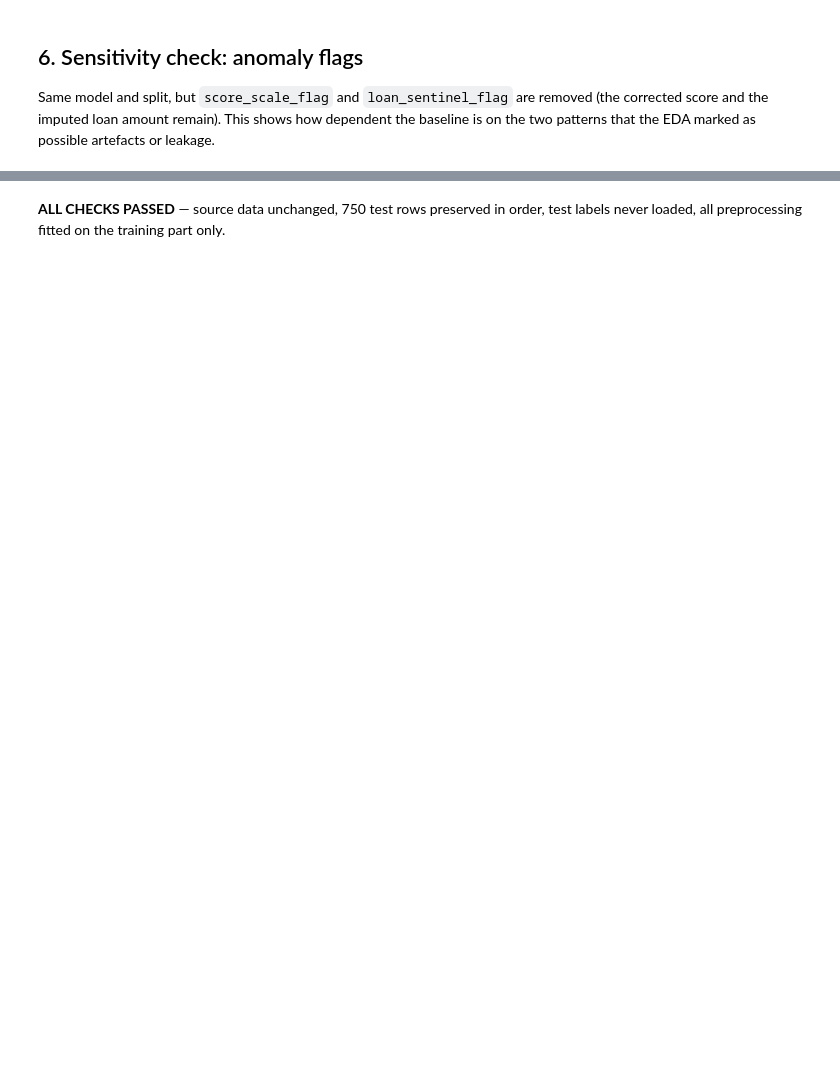
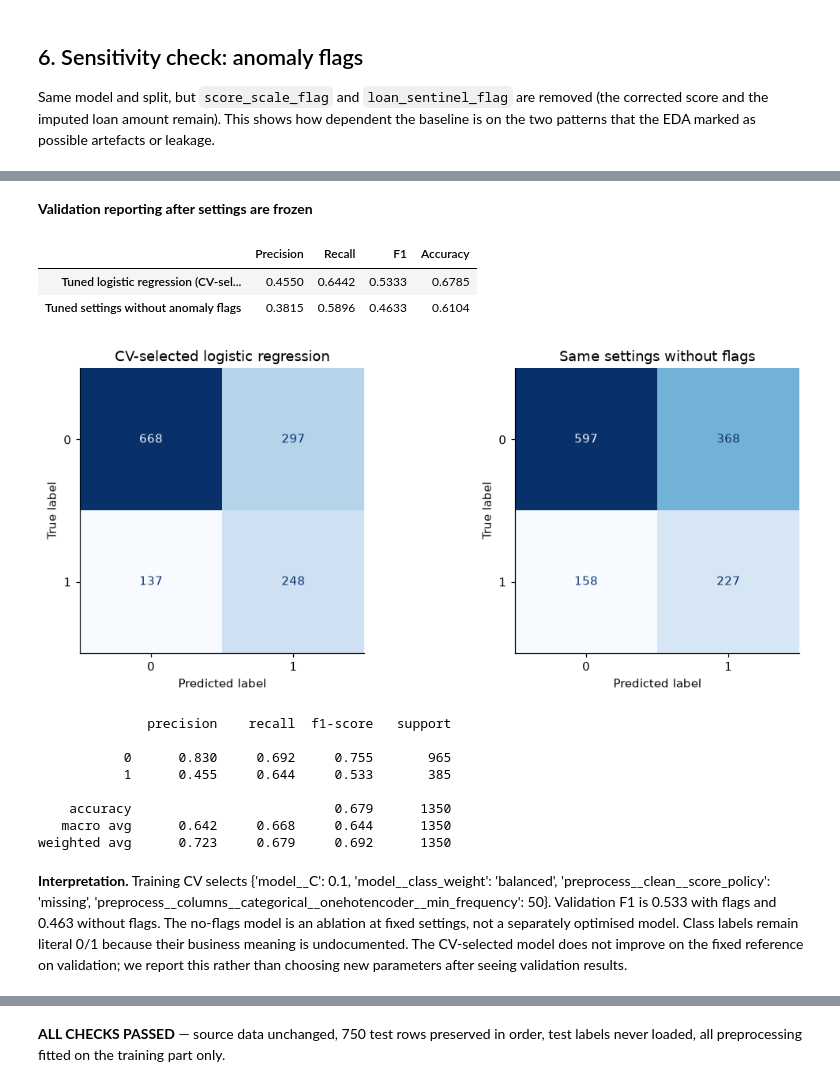
Before and after one commit to dench1k1ng/ml_midterm, a Jupyter notebook: Participant2_Preprocessing_Baseline.ipynb, the cells around one changed output, grey strips where cells are left out. Drawn from its saved outputs; the diff is of its cells as text; code cells hidden in the pictures; blank space fills up the shorter version.

```diff
--- a/Participant2_Preprocessing_Baseline.ipynb
+++ b/Participant2_Preprocessing_Baseline.ipynb
@@ -314 +395,49 @@ note(f'Removing the two flags changes validation F1 by {-drop:+.3f}. A large sha
+# %%
+# Freeze settings before validation reporting. Same settings, remove only flags.
+# ColumnTransformer columns are construction-time selections: rebuild via the public factory.
+best = search.best_params_
+tuned_no_flags = make_model(
+    LogisticRegression(C=best['model__C'], class_weight=best['model__class_weight'],
+                       max_iter=2000, random_state=cp.RANDOM_STATE),
+    use_anomaly_flags=False,
+    min_frequency=best['preprocess__columns__categorical__onehotencoder__min_frequency'],
+    score_policy=best['preprocess__clean__score_policy'],
+)
+tuned_no_flags.fit(X_tr, y_tr)
+tuned_pred = tuned.predict(X_va)
+tuned_without_pred = tuned_no_flags.predict(X_va)
+tuned_results = pd.DataFrame({
+    'Tuned logistic regression (CV-selected)': scores(y_va, tuned_pred),
+    'Tuned settings without anomaly flags': scores(y_va, tuned_without_pred),
+}).T
+show(tuned_results, 'Validation reporting after settings are frozen')
+fig, axes = plt.subplots(1, 2, figsize=(10, 4), layout='constrained')
+for ax, pred, title in zip(axes, [tuned_pred, tuned_without_pred],
+                           ['CV-selected logistic regression', 'Same settings without flags']):
+    ConfusionMatrixDisplay.from_predictions(y_va, pred, labels=[0, 1],
+        display_labels=['0', '1'], ax=ax, cmap='Blues', colorbar=False)
+    ax.set_title(title)
+plt.show()
+print(classification_report(y_va, tuned_pred, labels=[0, 1], digits=3, zero_division=0))
+note(f'Training CV selects {search.best_params_}. Validation F1 is '
+     f'{tuned_results.iloc[0].F1:.3f} with flags and {tuned_results.iloc[1].F1:.3f} without flags. '
+     'The no-flags model is an ablation at fixed settings, not a separately optimised model. '
+     'Class labels remain literal 0/1 because their business meaning is undocumented. '
+     'The CV-selected model does not improve on the fixed reference on validation; '
+     'we report this rather than choosing new parameters after seeing validation results.')
+# %% [output]
+**Validation reporting after settings are frozen**
+|  | Precision | Recall | F1 | Accuracy |
+| Tuned logistic regression (CV-sel... | 0.4550 | 0.6442 | 0.5333 | 0.6785 |
+| Tuned settings without anomaly flags | 0.3815 | 0.5896 | 0.4633 | 0.6104 |
+[figure, added]
+              precision    recall  f1-score   support
+
+           0      0.830     0.692     0.755       965
+           1      0.455     0.644     0.533       385
+
+    accuracy                          0.679      1350
+   macro avg      0.642     0.668     0.644      1350
+weighted avg      0.723     0.679     0.692      1350
+**Interpretation.** Training CV selects {'model__C': 0.1, 'model__class_weight': 'balanced', 'preprocess__clean__score_policy': 'missing', 'preprocess__columns__categorical__onehotencoder__min_frequency': 50}. Validation F1 is 0.533 with flags and 0.463 without flags. The no-flags model is an ablation at fixed settings, not a separately optimised model. Class labels remain literal 0/1 because their business meaning is undocumented. The CV-selected model does not improve on the fixed reference on validation; we report this rather than choosing new parameters after seeing validation results.
 # %% [markdown]
```
Also changed, not shown: parts of 11 cells of this notebook, 11 other files.
